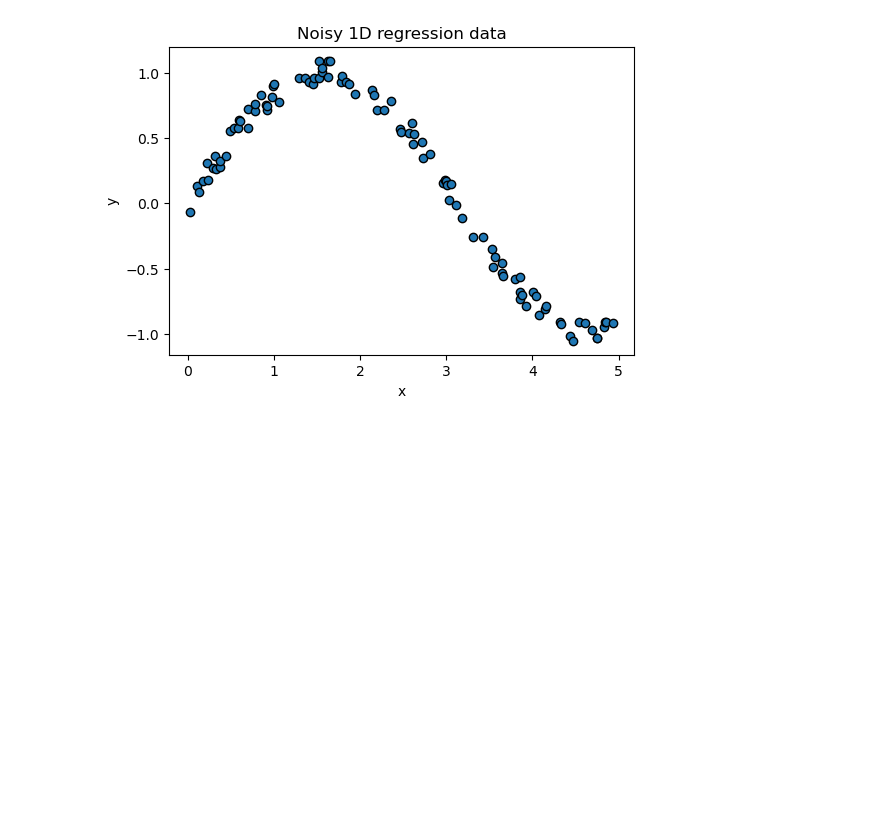
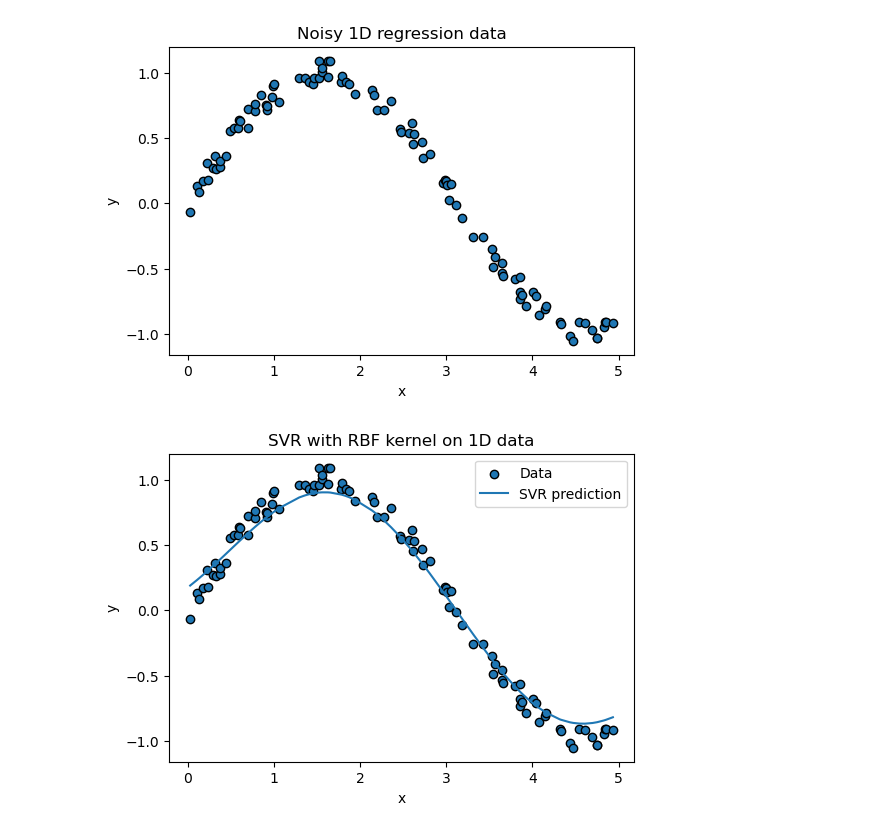
Before and after one commit to joyant-s-g-j/AI-ML-Practices, a Jupyter notebook: machine_learning/Module_15.ipynb, the cells around one changed output. Saved outputs shown, nothing was run; the diff lists cells and outputs as text; code cells hidden in the pictures; blank space fills up the shorter version.

```diff
--- a/machine_learning/Module_15.ipynb
+++ b/machine_learning/Module_15.ipynb
@@ -181,3 +181,18 @@ plt.title('Noisy 1D regression data')
 plt.show()
 # %% [output]
 [figure]
+# %%
+svr_rbf = SVR(kernel='rbf', C=0.1, epsilon= 0.1, gamma = 'scale')
+svr_rbf.fit(X_reg, y_reg)
+
+y_reg_pred = svr_rbf.predict(X_reg)
+
+plt.scatter(X_reg, y_reg, edgecolors='k', label='Data')
+plt.plot(X_reg, y_reg_pred, label='SVR prediction')
+plt.xlabel('x')
+plt.ylabel('y')
+plt.title('SVR with RBF kernel on 1D data')
+plt.legend()
+plt.show()
+# %% [output]
+[figure, added]
```
